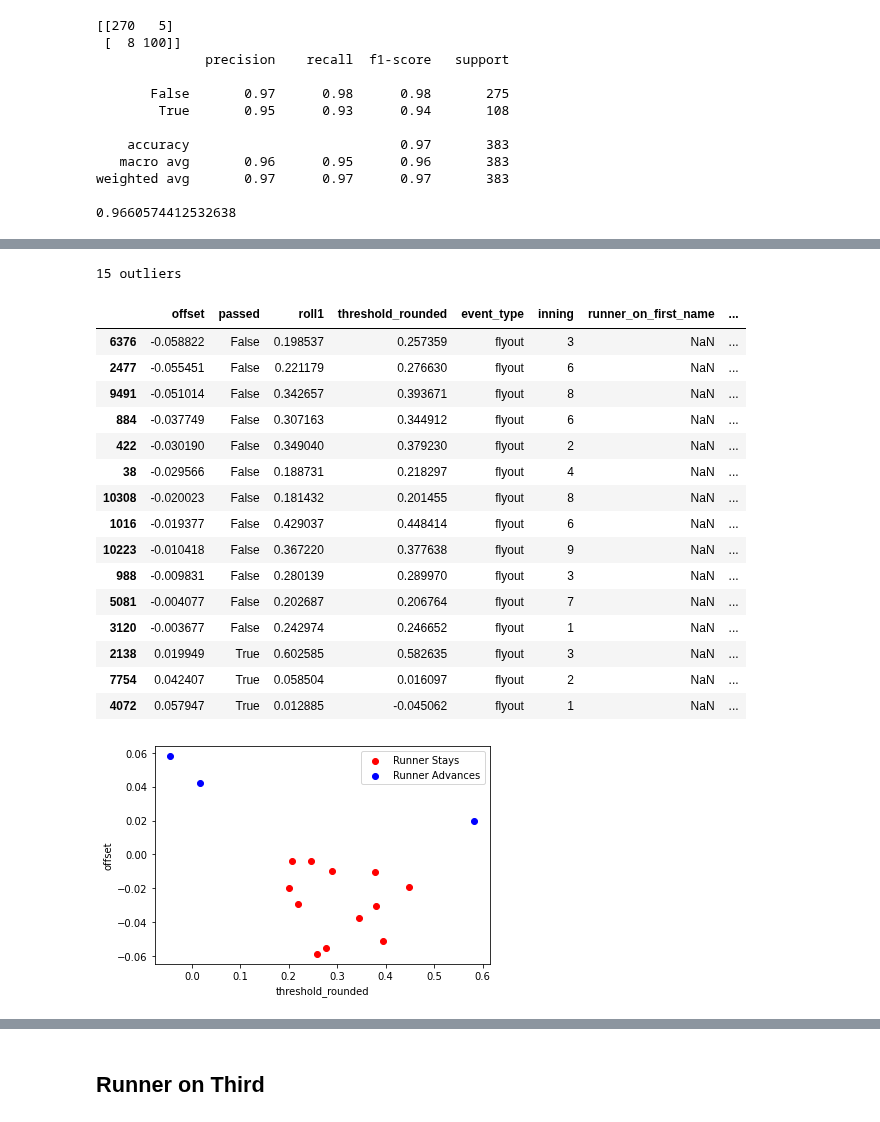
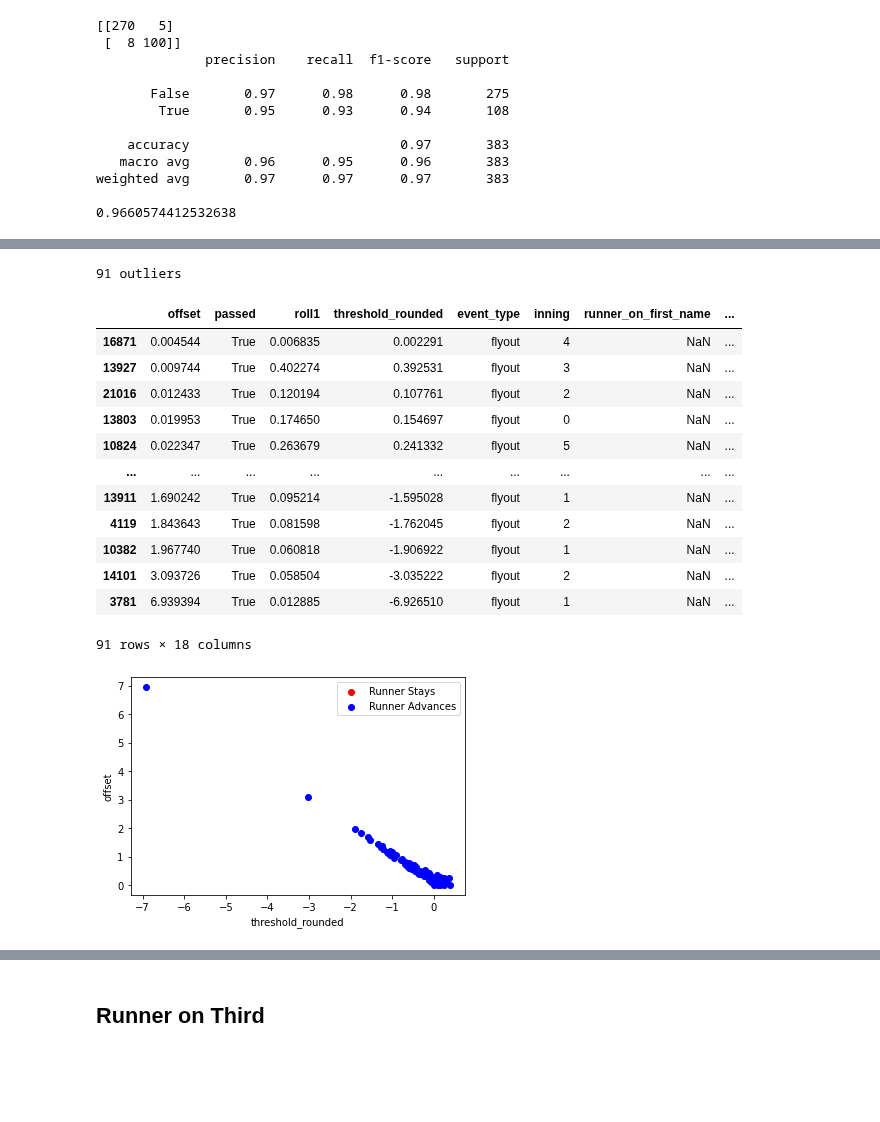
Before and after one commit to xSke/resim, a Jupyter notebook: notebooks/flyouts_master.ipynb, the cells around one changed output, grey strips where cells are left out. Saved outputs shown, nothing was run; the diff lists cells and outputs as text; code cells hidden in the pictures; blank space fills up the shorter version.

```diff
--- a/notebooks/flyouts_master.ipynb
+++ b/notebooks/flyouts_master.ipynb
@@ -219,14 +177,23 @@ dfc = df[df['baserunners'] == "[0]"]
 # Define the final state runners as well
 dfc = dfc[dfc['baserunners_next'].isin(["[0]","[1]"])]
 # dfc = dfc[round(dfc['roll1'],6) != 0.002127]
-print(len(dfc[~dfc['roll2'].isna()]))
+# print(len(dfc[~dfc['roll2'].isna()]))
 dfc["passed"] = dfc['baserunners_next'].str.contains("[1]")
+# Plot the roll
+fig, ax = plt.subplots(1, figsize=(10, 6), facecolor='white')
+ax.hist(
+    dfc['roll1'],
+    bins=10,
+    range=[0.,1.],
+    color="green",
+    alpha = 0.5
+)
 # print(dfc[dfc["baserunners_next"] == "[0]"][["baserunners_next","passed"]])
 # print(dfc[dfc["baserunners_next"] == "[1]"][["baserunners_next","passed"]])
 # print(dfc["passed"])
 dfc['roll1_log'] = dfc['roll1'].apply(math.log)
 dfc['runner_on_first_indulgence_with_vibe_log'] = dfc['runner_on_first_indulgence_with_vibe'].apply(math.log)
-dfc['runner_on_first_indulgence_with_vibe_pow'] = dfc['runner_on_first_indulgence_with_vibe']**3.6
+dfc['runner_on_first_indulgence_with_vibe_pow'] = dfc['runner_on_first_indulgence_with_vibe']**3.5
 X = dfc[
     [
         "roll1_log",
@@ -560,19 +414,28 @@ DP (unused), Advance (fail)
 dfc = df[df['baserunners'] == "[1]"]
 # Define the final state runners as well
 dfc = dfc[dfc['baserunners_next'].isin(["[1]","[2]"])]
-print(len(dfc[~dfc['roll2'].isna()]))
+# print(len(dfc[~dfc['roll2'].isna()]))
 dfc["passed"] = dfc['baserunners_next'].str.contains("[2]")
+# Plot the roll
+fig, ax = plt.subplots(1, figsize=(10, 6), facecolor='white')
+ax.hist(
+    dfc['roll1'],
+    bins=10,
+    range=[0.,1.],
+    color="green",
+    alpha = 0.5
+)
 # print(dfc[dfc["baserunners_next"] == "[0]"][["baserunners_next","passed"]])
 # print(dfc[dfc["baserunners_next"] == "[1]"][["baserunners_next","passed"]])
 # print(dfc["passed"])
-dfc['roll1'] = dfc['roll1'].apply(lambda x: x)
+# dfc['roll1'] = dfc['roll1'].apply(lambda x: x)
 dfc['roll1_log'] = dfc['roll1'].apply(math.log)
 dfc['runner_on_second_indulgence_with_vibe_log'] = dfc['runner_on_second_indulgence_with_vibe'].apply(math.log)
 dfc['runner_on_second_indulgence_with_vibe_pow'] = dfc['runner_on_second_indulgence_with_vibe']**3.5
+y = dfc["passed"]
 X = dfc[
     [
         "roll1_log",
-        "passed",
         # "roll_avg",
         # "batter_patheticism_with_vibe",
         # "batter_inv_patheticism_with_vibe",
@@ -609,17 +472,12 @@ X = dfc[
     ]
 ]
 
-# X = X[X['roll'] < 0.85]
-
-# X = dfc[['roll', 'pitcher_ruthlessness', 'ballpark_forwardness']]
-# X = dfc[['roll', 'pitcher_ruthlessness']]
-
 # Test out a specific coefficient
 # X["roll1"] = X["roll1"]-0.4*X["pitcher_shakespearianism_with_vibe"]
 # X.drop("pitcher_shakespearianism_with_vibe", axis="columns", inplace=True)
 # X["roll1"] = X["roll1"]-0.1*X["fielder_tenaciousness_with_vibe"]
 # X.drop("fielder_tenaciousness_with_vibe", axis="columns", inplace=True)
-y = X["passed"]
-X = X.drop("passed", axis=1)
+# y = X["passed"]
+# X = X.drop("passed", axis=1)
 X
 # %% [output]
@@ -689,6 +606,5 @@ sorted(zip(coef_list, X.columns), key=lambda x: abs(x[0]), reverse=True)
 # %%
-dfc["threshold_rounded"] = -0.05 + 0.50 * dfc['runner_on_second_indulgence_with_vibe']
-
+# Outliers
 dfc["offset"] = dfc["roll1"] - dfc["threshold_rounded"]
 outliers = dfc[(dfc["passed"] & (dfc["offset"] >= 0)) | (~dfc["passed"] & (dfc["offset"] <= 0))]
 print(f"{len(outliers)} outliers")
@@ -708,47 +624,44 @@ ax.scatter(
     label="Runner Advances",
 )
 ax.set_xlabel(x_val)
 ax.set_ylabel("offset")
 ax.legend()
 
 outliers[
     [
         "offset",
         "passed",
         "roll1",
         "threshold_rounded",
         "event_type",
         "inning",
         "runner_on_first_name",
         "runner_on_first_mods",
         "batting_team_mods",
         "fielder_name",
         "fielder_mods",
         "pitcher_name",
         "pitcher_mods",
         "pitching_team_mods",
         "season",
         "day",
         "game_id",
         "play_count",
     ]
 ].sort_values("offset", ascending=True)
 # %% [output]
-15 outliers
+91 outliers
 |  | offset | passed | roll1 | threshold_rounded | event_type | inning | runner_on_first_name | ... |
-| 6376 | -0.058822 | False | 0.198537 | 0.257359 | flyout | 3 | NaN | ... |
-| 2477 | -0.055451 | False | 0.221179 | 0.276630 | flyout | 6 | NaN | ... |
-| 9491 | -0.051014 | False | 0.342657 | 0.393671 | flyout | 8 | NaN | ... |
-| 884 | -0.037749 | False | 0.307163 | 0.344912 | flyout | 6 | NaN | ... |
-| 422 | -0.030190 | False | 0.349040 | 0.379230 | flyout | 2 | NaN | ... |
-| 38 | -0.029566 | False | 0.188731 | 0.218297 | flyout | 4 | NaN | ... |
-| 10308 | -0.020023 | False | 0.181432 | 0.201455 | flyout | 8 | NaN | ... |
-| 1016 | -0.019377 | False | 0.429037 | 0.448414 | flyout | 6 | NaN | ... |
-| 10223 | -0.010418 | False | 0.367220 | 0.377638 | flyout | 9 | NaN | ... |
-| 988 | -0.009831 | False | 0.280139 | 0.289970 | flyout | 3 | NaN | ... |
-| 5081 | -0.004077 | False | 0.202687 | 0.206764 | flyout | 7 | NaN | ... |
-| 3120 | -0.003677 | False | 0.242974 | 0.246652 | flyout | 1 | NaN | ... |
-| 2138 | 0.019949 | True | 0.602585 | 0.582635 | flyout | 3 | NaN | ... |
-| 7754 | 0.042407 | True | 0.058504 | 0.016097 | flyout | 2 | NaN | ... |
-| 4072 | 0.057947 | True | 0.012885 | -0.045062 | flyout | 1 | NaN | ... |
+| 16871 | 0.004544 | True | 0.006835 | 0.002291 | flyout | 4 | NaN | ... |
+| 13927 | 0.009744 | True | 0.402274 | 0.392531 | flyout | 3 | NaN | ... |
+| 21016 | 0.012433 | True | 0.120194 | 0.107761 | flyout | 2 | NaN | ... |
+| 13803 | 0.019953 | True | 0.174650 | 0.154697 | flyout | 0 | NaN | ... |
+| 10824 | 0.022347 | True | 0.263679 | 0.241332 | flyout | 5 | NaN | ... |
+| ... | ... | ... | ... | ... | ... | ... | ... | ... |
+| 13911 | 1.690242 | True | 0.095214 | -1.595028 | flyout | 1 | NaN | ... |
+| 4119 | 1.843643 | True | 0.081598 | -1.762045 | flyout | 2 | NaN | ... |
+| 10382 | 1.967740 | True | 0.060818 | -1.906922 | flyout | 1 | NaN | ... |
+| 14101 | 3.093726 | True | 0.058504 | -3.035222 | flyout | 2 | NaN | ... |
+| 3781 | 6.939394 | True | 0.012885 | -6.926510 | flyout | 1 | NaN | ... |
+91 rows × 18 columns
-[figure, old version]
+[figure, new version]
```
Also changed, not shown: parts of 47 cells of this notebook.
